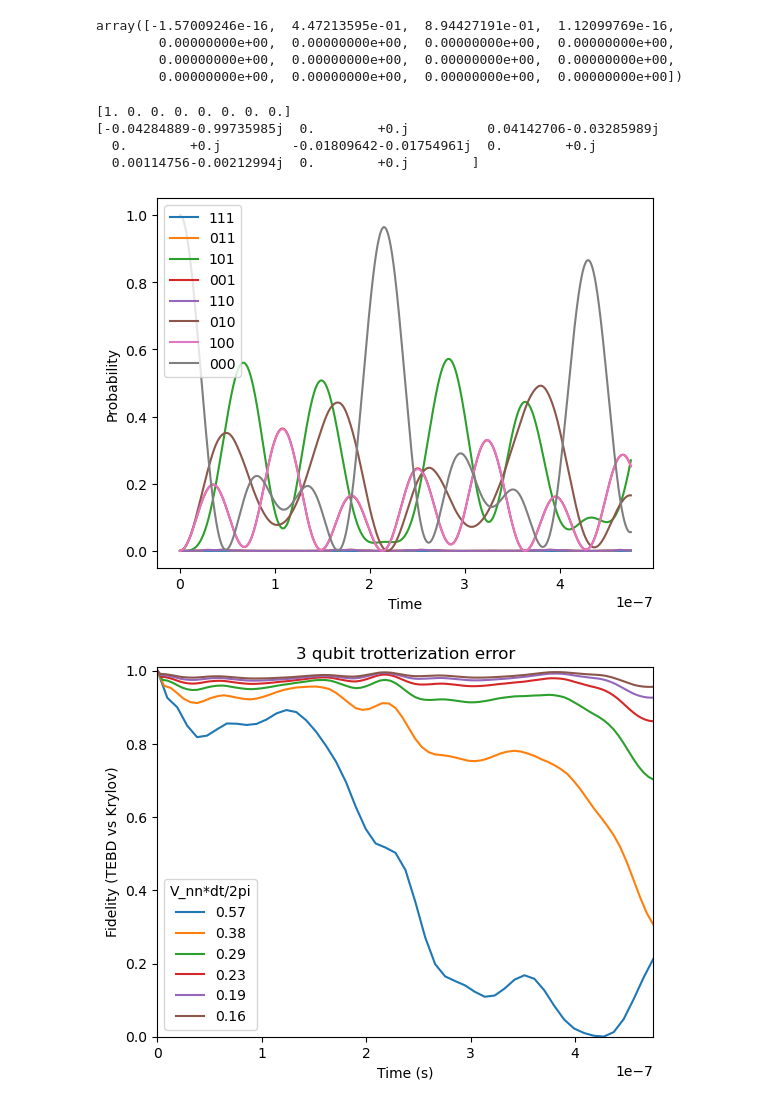
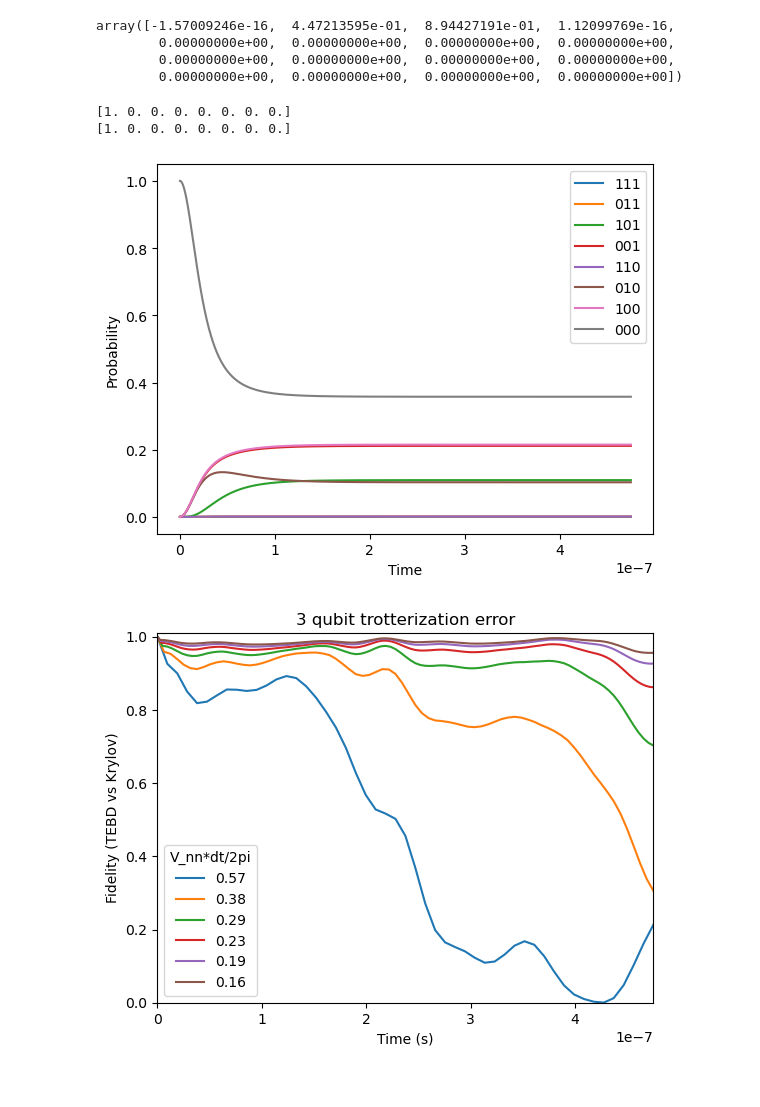
Before and after one commit to 1dividedby0/rabbit, a Jupyter notebook: mps.ipynb, the cells around one changed output. Cells and saved outputs as stored; diff of their text form; code cells hidden in the pictures.

```diff
--- a/mps.ipynb
+++ b/mps.ipynb
@@ -607,13 +607,11 @@ def swap_tebd(onsite_weight, nn, nnn, initial, steps, time, imaginary=True):
 initial = mps(norm(haar_state(4)))
 initial = mps(norm([1, 0, 0, 0, 0, 0, 0, 0]))
 print(reconstruct(initial))
-swap_tebd([2*np.pi*6.4*(10**6), 0, 2*2*np.pi*60*(10**6) + 2*2*np.pi*2.3*(10**6)], [0, 0, 2*np.pi*60*(10**6)], [0,0,0], initial, 100, 475*(10**-9))
+# swap_tebd([2*np.pi*6.4*(10**6), 0, 2*2*np.pi*60*(10**6) + 2*2*np.pi*2.3*(10**6)], [0, 0, 2*np.pi*60*(10**6)], [0,0,0], initial, 100, 475*(10**-9), imaginary=False)
 print(reconstruct(initial))
 # %% [output]
 [1. 0. 0. 0. 0. 0. 0. 0.]
-[-0.04284889-0.99735985j  0.        +0.j          0.04142706-0.03285989j
-  0.        +0.j         -0.01809642-0.01754961j  0.        +0.j
-  0.00114756-0.00212994j  0.        +0.j        ]
+[1. 0. 0. 0. 0. 0. 0. 0.]
 # %%
 # construct Hamiltonian
 rabi_f = 2*np.pi*6.4*(10**6) # rabi frequency for Rydberg to ground state cycles (Hz)
@@ -636,20 +634,20 @@ def onsite_weight(pos, dir):
 # %%
 initial_state = mps(tensor_list([[[0], [1]]] * N))
 
 tlist = np.linspace(0.0, time_, steps+1)
 
-evs = np.array(swap_tebd(onsite_weight, 0.25*nn, 0.25*nnn, initial_state, steps, time_))
+evs = np.array(swap_tebd(onsite_weight, 0.25*nn, 0.25*nnn, initial_state, steps, time_, imaginary=False))
 probs = np.array([np.abs(i)**2 for i in evs])
 
 plt.figure()
 for s in range(8):
    plt.plot(tlist, probs[:, s])
 plt.legend(('111', '011', '101', '001', '110', '010', '100', '000'))
 plt.xlabel('Time')
 plt.ylabel('Probability')
 plt.show()
 # %% [output]
-[figure, old version]
+[figure, new version]
 # %%
 def hamiltonian(N, rabi_f, delta, V_nn, V_nnn):
     H = 0.5 * rabi_f * sum([pauli(i, 'x', N) for i in range(N)])
```
Also changed, not shown: parts of 9 cells of this notebook, 2 other files.
